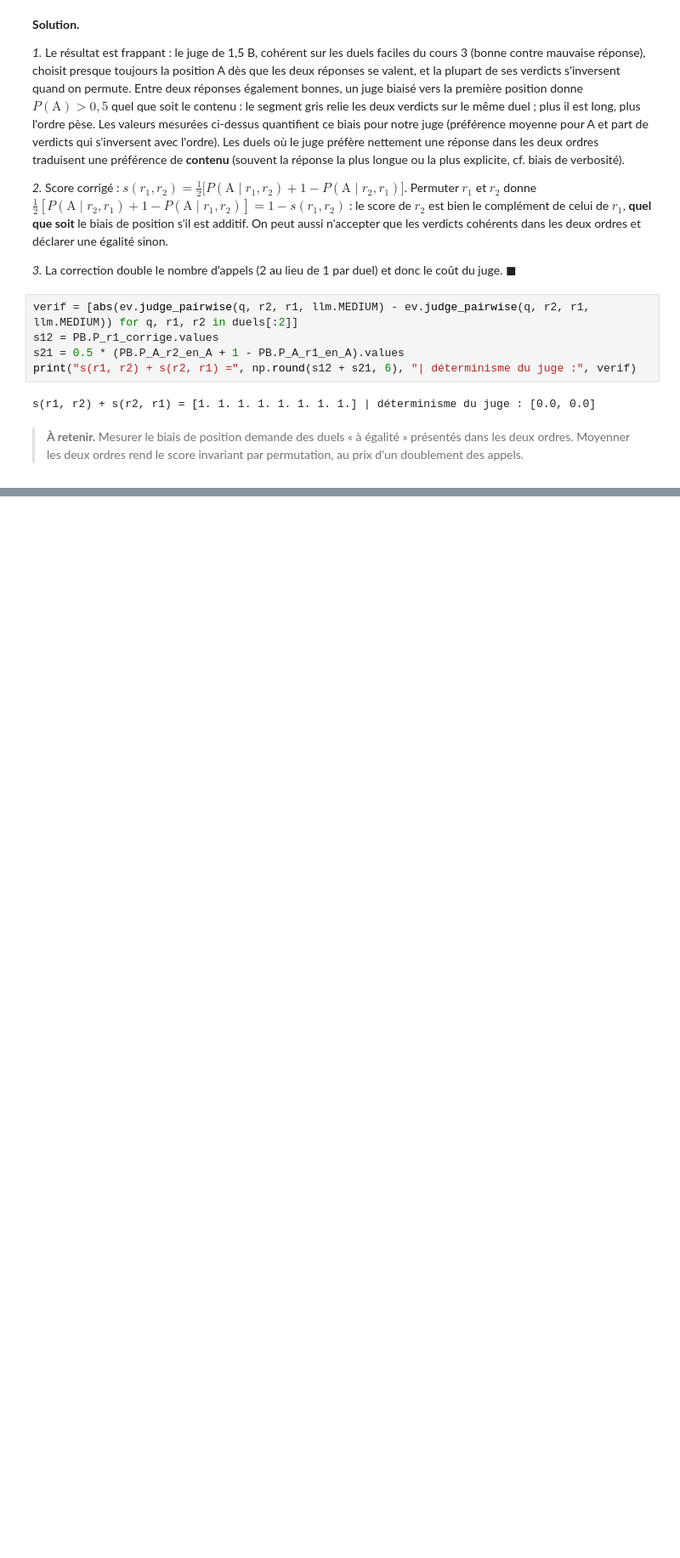
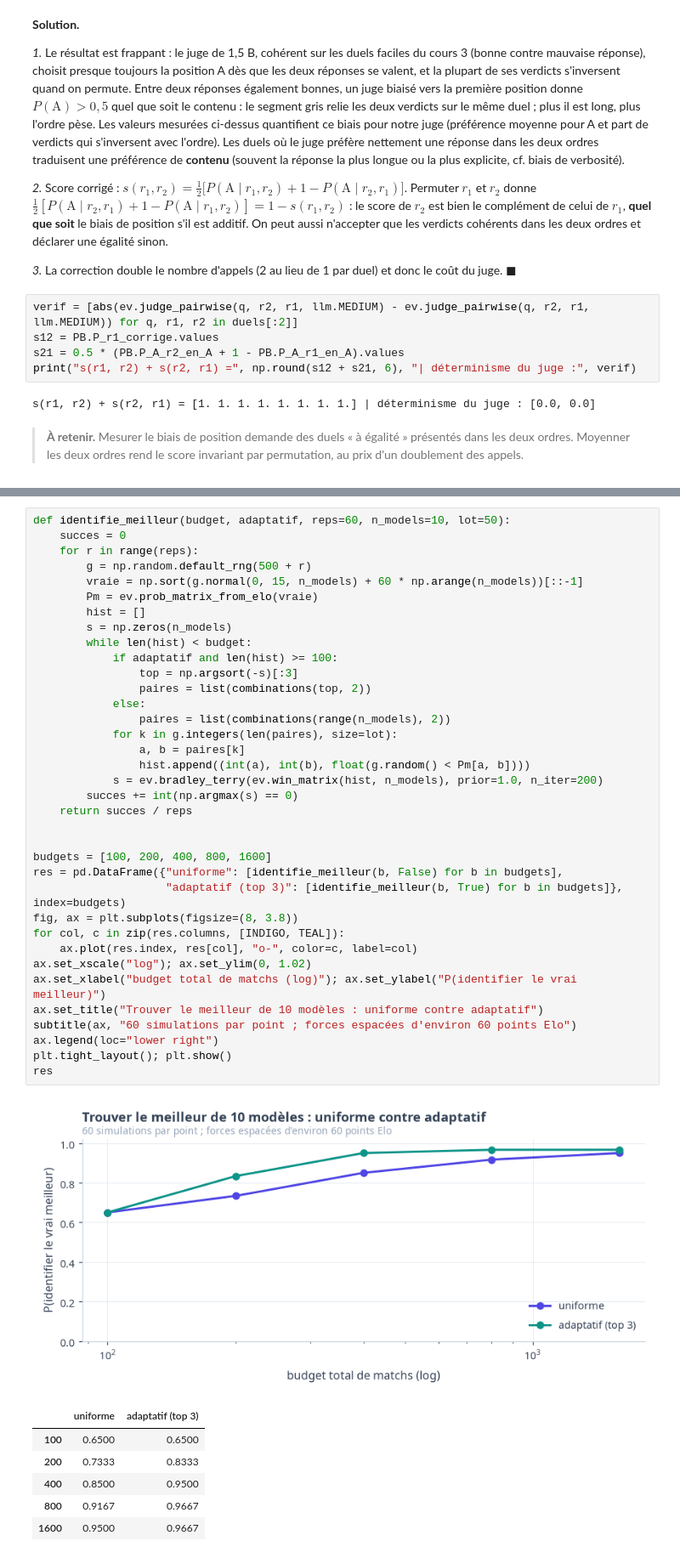
Before and after one commit to gwils28/AI_Engineering__ByTheBook, a Jupyter notebook: notebooks/ch03_methodologie_evaluation/ch03_exercices_07-12.ipynb, the cells around one changed output, grey strips where cells are left out. Shown at 85% size. Drawn from its saved outputs; the diff is of its cells as text; blank space fills up the shorter version.

```diff
--- a/notebooks/ch03_methodologie_evaluation/ch03_exercices_07-12.ipynb
+++ b/notebooks/ch03_methodologie_evaluation/ch03_exercices_07-12.ipynb
@@ -307,0 +538,44 @@ s(r1, r2) + s(r2, r1) = [1. 1. 1. 1. 1. 1. 1. 1.] | déterminisme du juge : [0.0
+# %%
+def identifie_meilleur(budget, adaptatif, reps=60, n_models=10, lot=50):
+    succes = 0
+    for r in range(reps):
+        g = np.random.default_rng(500 + r)
+        vraie = np.sort(g.normal(0, 15, n_models) + 60 * np.arange(n_models))[::-1]
+        Pm = ev.prob_matrix_from_elo(vraie)
+        hist = []
+        s = np.zeros(n_models)
+        while len(hist) < budget:
+            if adaptatif and len(hist) >= 100:
+                top = np.argsort(-s)[:3]
+                paires = list(combinations(top, 2))
+            else:
+                paires = list(combinations(range(n_models), 2))
+            for k in g.integers(len(paires), size=lot):
+                a, b = paires[k]
+                hist.append((int(a), int(b), float(g.random() < Pm[a, b])))
+            s = ev.bradley_terry(ev.win_matrix(hist, n_models), prior=1.0, n_iter=200)
+        succes += int(np.argmax(s) == 0)
+    return succes / reps
+
+
+budgets = [100, 200, 400, 800, 1600]
+res = pd.DataFrame({"uniforme": [identifie_meilleur(b, False) for b in budgets],
+                    "adaptatif (top 3)": [identifie_meilleur(b, True) for b in budgets]}, index=budgets)
+fig, ax = plt.subplots(figsize=(8, 3.8))
+for col, c in zip(res.columns, [INDIGO, TEAL]):
+    ax.plot(res.index, res[col], "o-", color=c, label=col)
+ax.set_xscale("log"); ax.set_ylim(0, 1.02)
+ax.set_xlabel("budget total de matchs (log)"); ax.set_ylabel("P(identifier le vrai meilleur)")
+ax.set_title("Trouver le meilleur de 10 modèles : uniforme contre adaptatif")
+subtitle(ax, "60 simulations par point ; forces espacées d'environ 60 points Elo")
+ax.legend(loc="lower right")
+plt.tight_layout(); plt.show()
+res
+# %% [output]
+[figure, added]
+|  | uniforme | adaptatif (top 3) |
+| 100 | 0.6500 | 0.6500 |
+| 200 | 0.7333 | 0.8333 |
+| 400 | 0.8500 | 0.9500 |
+| 800 | 0.9167 | 0.9667 |
+| 1600 | 0.9500 | 0.9667 |
```
Also changed, not shown: parts of 21 cells of this notebook.
